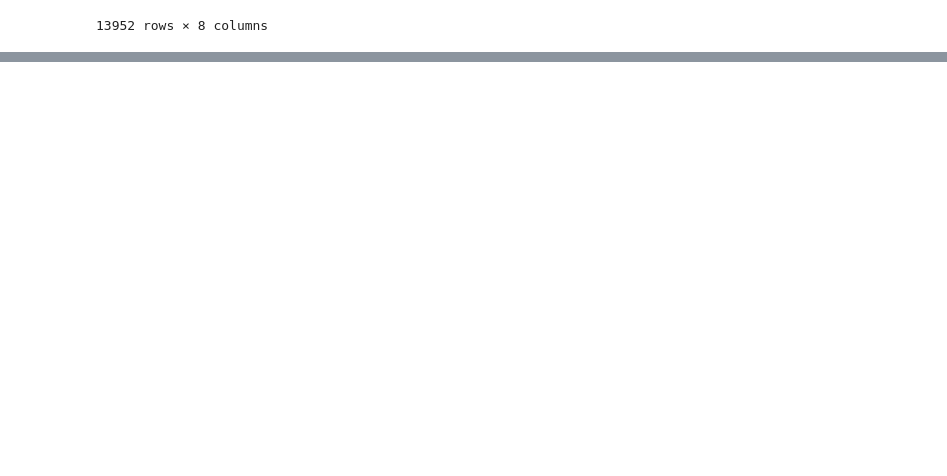
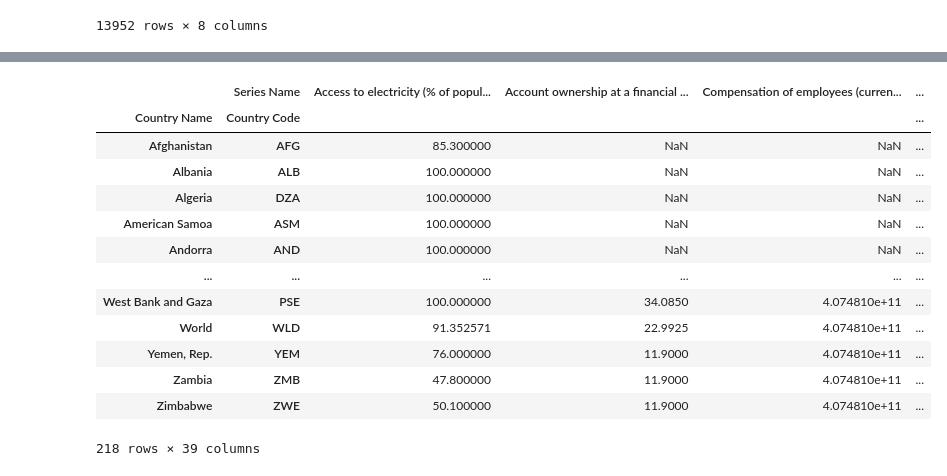
Before and after one commit to emilyclairevoyant/Project3, a Jupyter notebook: Rough_Work.ipynb, the cells around one changed output, grey strips where cells are left out. Drawn from its saved outputs; the diff is of its cells as text; code cells hidden in the pictures; blank space fills up the shorter version.

```diff
--- a/Rough_Work.ipynb
+++ b/Rough_Work.ipynb
@@ -112,18 +168,34 @@ pivoted2021_df_interpolated.to_csv('2021_data.csv')
 # %%
 # Filter data frame to only include data for 2022
 yearlydata_2022 = country_data_dropped.drop(columns=['2019 [YR2019]', '2020 [YR2020]', '2021 [YR2021]', '2018 [YR2018]'])
 
 # Replace '..' with np.nan and convert the column to float
 yearlydata_2022["2022 [YR2022]"] = yearlydata_2022["2022 [YR2022]"].replace('..', np.nan).astype(float)
 
 # Pivot series name values to be the columns
 pivoted2022_df = yearlydata_2022.pivot_table(index=["Country Name", "Country Code"],
                            columns="Series Name",
                            values="2022 [YR2022]",
                            aggfunc='mean')
 # Interpolate null values
 pivoted2022_df_interpolated = pivoted2022_df.interpolate()
 pivoted2022_df_interpolated.dropna()
+pivoted2022_df_interpolated
 
-# Save to csv
-pivoted2022_df_interpolated.to_csv('2022_data.csv')
+# # Save to csv
+# pivoted2022_df_interpolated.to_csv('2022_data.csv')
+# %% [output]
+|  | Series Name | Access to electricity (% of popul... | Account ownership at a financial ... | Compensation of employees (curren... | ... |
+| Country Name | Country Code |  |  |  | ... |
+| Afghanistan | AFG | 85.300000 | NaN | NaN | ... |
+| Albania | ALB | 100.000000 | NaN | NaN | ... |
+| Algeria | DZA | 100.000000 | NaN | NaN | ... |
+| American Samoa | ASM | 100.000000 | NaN | NaN | ... |
+| Andorra | AND | 100.000000 | NaN | NaN | ... |
+| ... | ... | ... | ... | ... | ... |
+| West Bank and Gaza | PSE | 100.000000 | 34.0850 | 4.074810e+11 | ... |
+| World | WLD | 91.352571 | 22.9925 | 4.074810e+11 | ... |
+| Yemen, Rep. | YEM | 76.000000 | 11.9000 | 4.074810e+11 | ... |
+| Zambia | ZMB | 47.800000 | 11.9000 | 4.074810e+11 | ... |
+| Zimbabwe | ZWE | 50.100000 | 11.9000 | 4.074810e+11 | ... |
+218 rows × 39 columns
```
Also changed, not shown: parts of 6 cells of this notebook, 6 other files.
